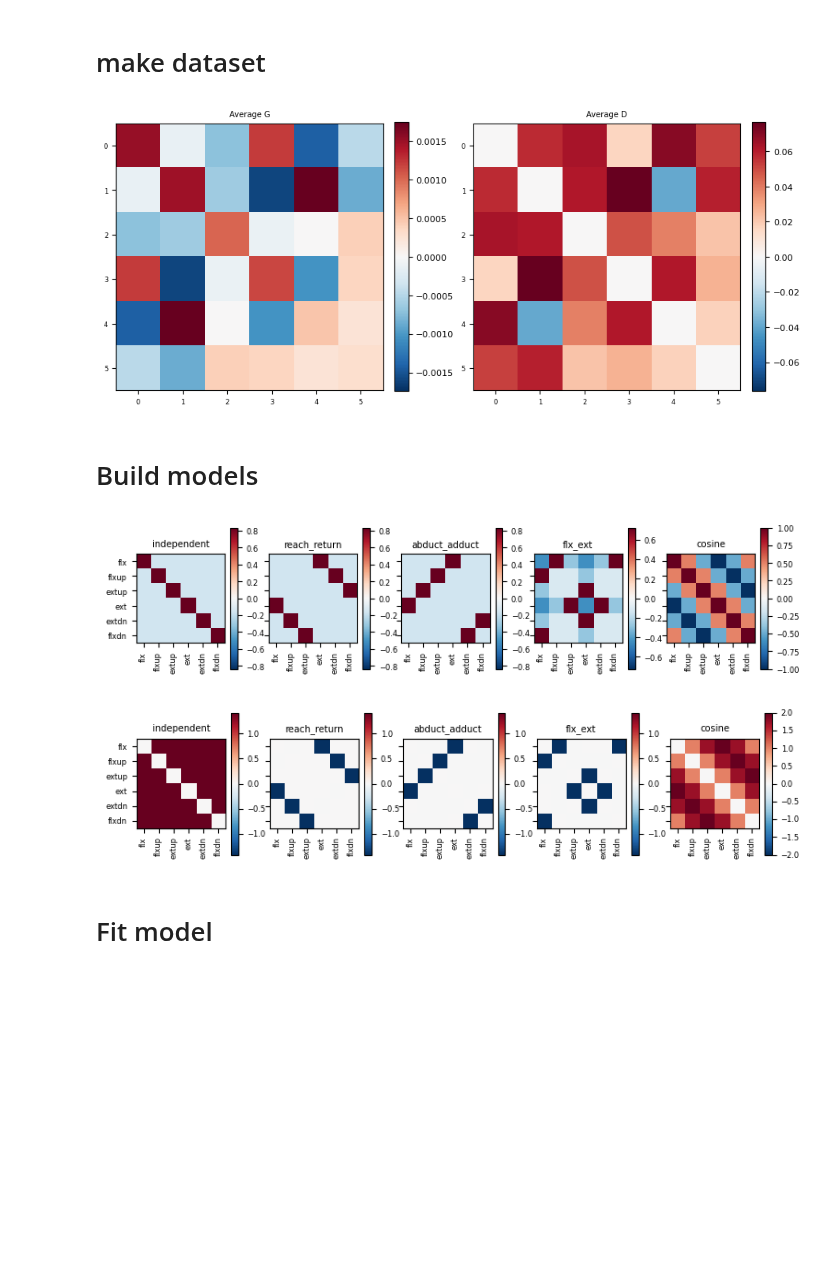
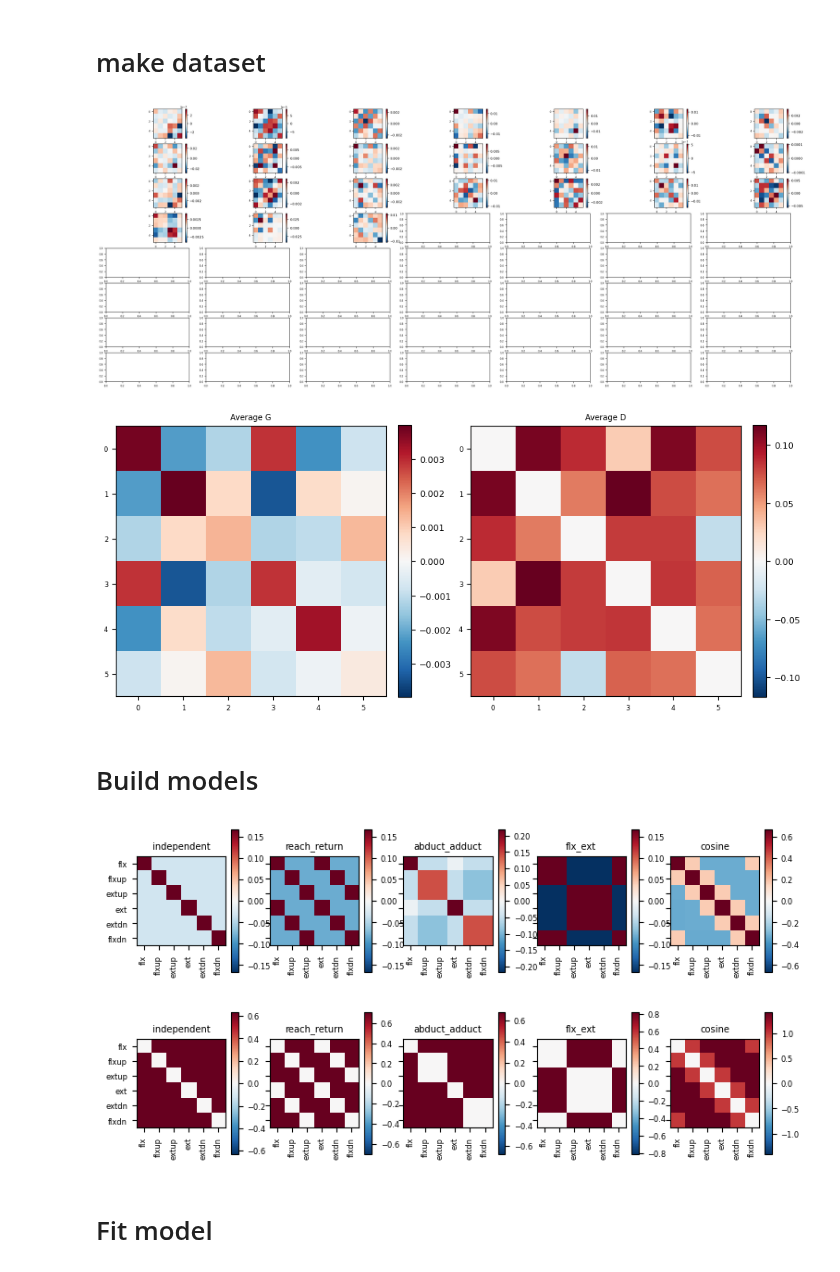
Before and after one commit to alighavam/bimanual_wrist, a Jupyter notebook: notebooks_mri/PCM_direction_encoding.ipynb, the cells around one changed output. Saved outputs shown, nothing was run; the diff lists cells and outputs as text; code cells hidden in the pictures; blank space fills up the shorter version.

```diff
--- a/notebooks_mri/PCM_direction_encoding.ipynb
+++ b/notebooks_mri/PCM_direction_encoding.ipynb
@@ -51,7 +51,7 @@ labels = ['flx', 'flxup', 'extup', 'ext', 'extdn', 'flxdn']
 cmap = 'RdBu_r'
 sn_bad = [102, 103]
 
-region = 'PMv'
+region = 'S1'
 
 conditions = ['lhand', 'rhand']
 rois = [f'{region}_R',f'{region}_L']
@@ -139,44 +139,46 @@ for i_sub in range(N):
                                                 Y[i_sub].obs_descriptors['part_vec'],
                                                 X=pcm.matrix.indicator(Y[i_sub].obs_descriptors['part_vec']))
 
 # show all second moment matrices
-# cmap = 'RdBu_r'
-# fig,ax = plt.subplots(8,7,figsize=(30,12))
-# vmax = np.abs(G_hat).max()
-# for i in range(N):
-#     ax[i//7,i%7].imshow(G_hat[i,:,:],vmin=-vmax,vmax=vmax,cmap=cmap)
-#     # color bar:
-#     sm = ScalarMappable(cmap=cmap, norm=plt.Normalize(vmin=-vmax, vmax=vmax))
-#     sm.set_array([])
-#     cbar = plt.colorbar(sm, ax=ax[i//7,i%7], fraction=0.046, pad=0.04)
-#     cbar.ax.tick_params(labelsize=8)
+cmap = 'RdBu_r'
+fig,ax = plt.subplots(8,7,figsize=(30,12))
+vmax = np.abs(G_hat).max()
+for i in range(N):
+    vmax = np.abs(G_hat[i,:,:]).max()
+    ax[i//7,i%7].imshow(G_hat[i,:,:],vmin=-vmax,vmax=vmax,cmap=cmap)
+    # color bar:
+    sm = ScalarMappable(cmap=cmap, norm=plt.Normalize(vmin=-vmax, vmax=vmax))
+    sm.set_array([])
+    cbar = plt.colorbar(sm, ax=ax[i//7,i%7], fraction=0.046, pad=0.04)
+    cbar.ax.tick_params(labelsize=8)
 
 # avg:
 fig, ax = plt.subplots(1,2,figsize=(9,4))
 G_hat_avg = np.mean(G_hat, axis=0)
 # G_hat_avg = G_hat_avg / np.trace(G_hat_avg)
 vmax = np.abs(G_hat_avg).max()
 ax[0].imshow(G_hat_avg, vmin=-vmax, vmax=vmax, cmap=cmap)
 sm = ScalarMappable(cmap=cmap, norm=plt.Normalize(vmin=-vmax, vmax=vmax))
 sm.set_array([])
 cbar = plt.colorbar(sm, ax=ax[0], fraction=0.046, pad=0.04)
 cbar.ax.tick_params(labelsize=8)
 ax[0].set_title(f'Average G')
 
 D_avg = pcm.G_to_dist(G_hat_avg)
 D_avg = np.sign(D_avg) * np.sqrt(np.abs(D_avg))
 vmax = np.abs(D_avg).max()
 ax[1].imshow(D_avg, vmin=-vmax, vmax=vmax, cmap=cmap)
 sm = ScalarMappable(cmap=cmap, norm=plt.Normalize(vmin=-vmax, vmax=vmax))
 sm.set_array([])
 cbar = plt.colorbar(sm, ax=ax[1], fraction=0.046, pad=0.04)
 cbar.ax.tick_params(labelsize=8)
 ax[1].set_title(f'Average D')
 
 plt.tight_layout()
 plt.show()
 # %% [output]
-[figure, old version]
+[figure, new version]
+[figure, added]
 # %% [markdown]
 # Build models
 # %%
@@ -194,50 +196,59 @@ M.append(M_null)
 cov = np.eye(ncond)
 M.append(pcm.FixedModel('independent', cov))
 cov = pcm.centering(ncond) @ cov @ pcm.centering(ncond)
+cov = cov/np.trace(cov)
 modelG['independent'] = [cov]
 
 # reach and return:
-covs = np.tile(np.eye(ncond//2), (2,2)) - np.eye(ncond)
+covs = np.tile(np.eye(ncond//2), (2,2))
 covs = pcm.centering(ncond) @ covs @ pcm.centering(ncond)
+covs = covs/np.trace(covs)
 M_reach_return = pcm.FixedModel('reach_return', covs)
 modelG['reach_return'] = [covs]
 
 # abduct adduct:
-covs = np.zeros((ncond,ncond))
-covs[0,3] = 1
+# covs = np.zeros((ncond,ncond))
+covs = np.eye(ncond)
 covs[1,2] = 1
 covs[2,1] = 1
-covs[3,0] = 1
 covs[4,5] = 1
 covs[5,4] = 1
 covs = pcm.centering(ncond) @ covs @ pcm.centering(ncond)
+covs = covs/np.trace(covs)
 M_abduct_adduct = pcm.FixedModel('abduct_adduct', covs)
 modelG['abduct_adduct'] = [covs]
 
 # flxion extension:
-covs = np.zeros((ncond,ncond))
+# covs = np.zeros((ncond,ncond))
+covs = np.eye(ncond)
 covs[0,1] = 1
 covs[0,5] = 1
+covs[1,5] = 1
+covs[2,4] = 1
 covs[3,2] = 1
 covs[3,4] = 1
 covs[1,0] = 1
 covs[5,0] = 1
+covs[5,1] = 1
 covs[2,3] = 1
 covs[4,3] = 1
+covs[4,2] = 1
 covs = pcm.centering(ncond) @ covs @ pcm.centering(ncond)
+covs = covs/np.trace(covs)
 M_flx_ext = pcm.FixedModel('flx_ext', covs)
 modelG['flx_ext'] = [covs]
 
 # Cosine tuning curve model:
 angles_deg = np.array([0, 60, 120, 180, 240, 300], dtype=float)
 delta = np.deg2rad(angles_deg[:, None] - angles_deg[None, :])
-corr = np.cos(delta)        # Correlation: normalized to unit variance
-# corr = corr - np.eye(ncond)
-# keep only off-diagonal values:
-# up_tri2 = np.triu_indices(ncond, k=2)
-# corr[up_tri2] = 0
-# bot_tri2 = np.tril_indices(ncond, k=-2)
-# corr[bot_tri2] = 0
+corr = np.cos(delta)
+# Truncate the cosine: only positive correlations for angles <= 90 deg
+# Calculate absolute angular difference in degrees, handling wrap-around
+delta_deg = np.abs(angles_deg[:, None] - angles_deg[None, :])
+delta_deg = np.minimum(delta_deg, 360 - delta_deg)
+# Create a mask for angles > 90 degrees
+mask = delta_deg > 90
+corr[mask] = 0
 corr = pcm.centering(ncond) @ corr @ pcm.centering(ncond)
 M_cosine = pcm.FixedModel('cosine', corr)
 modelG['cosine'] = [corr]
@@ -285,8 +296,8 @@ for i, name in enumerate(model_names):
     plt.colorbar(ax[i].imshow(D, cmap=cmap, vmin=vmin, vmax=vmax), ax=ax[i])
 plt.show()
 # %% [output]
-[figure, old version]
+[figure, new version]
-[figure, old version]
+[figure, new version]
 # %% [markdown]
 # Fit model
 # %%
```
Also changed, not shown: parts of 5 cells of this notebook, 12 other files.
